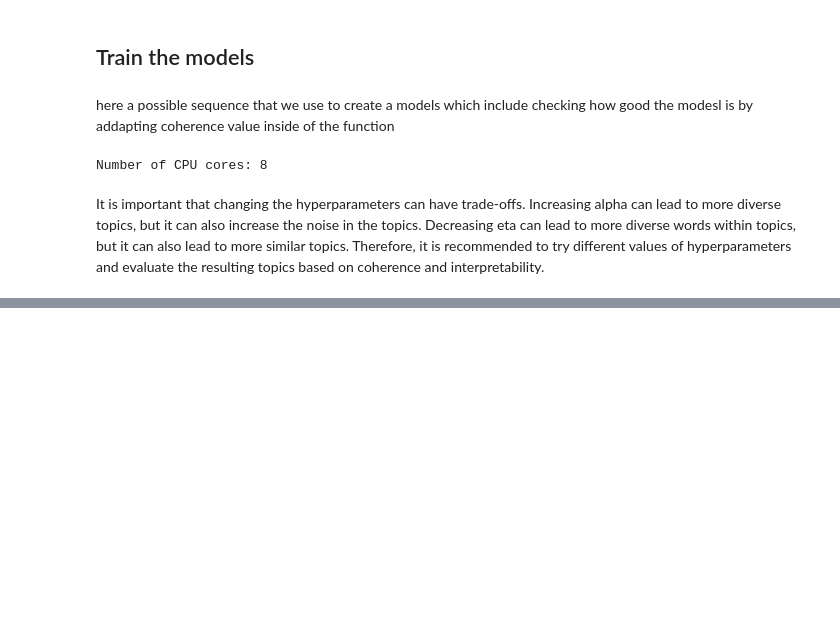
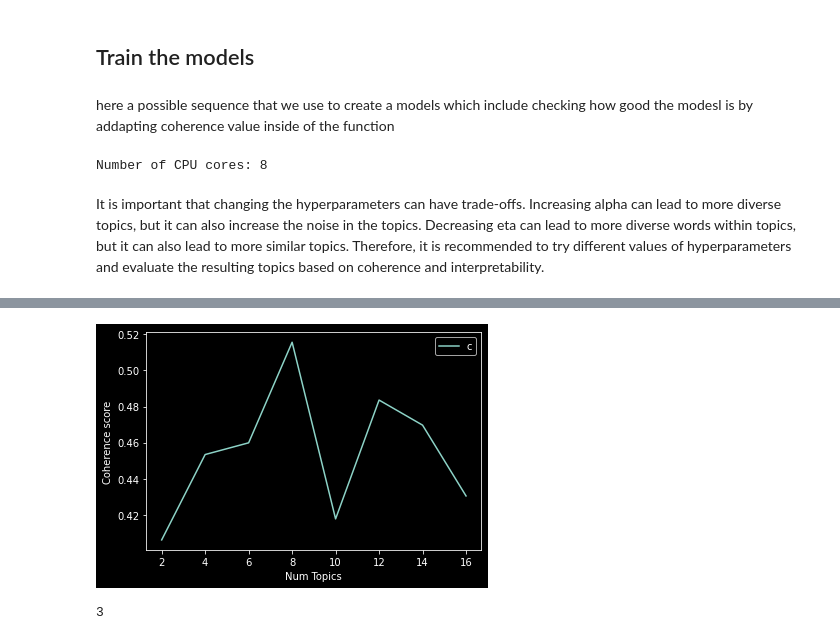
Before and after one commit to 36senm/Topic-Modeling-Study-Case-Telemedicine-Questioner-, a Jupyter notebook: partisitahun.ipynb, the cells around one changed output, grey strips where cells are left out. Cells and saved outputs as stored; diff of their text form; code cells hidden in the pictures; blank space fills up the shorter version.

```diff
--- a/partisitahun.ipynb
+++ b/partisitahun.ipynb
@@ -289,6 +312,13 @@ token_toremove = ['terima_kasih','kasih','sebab',
                   'misi', 'kemarin_habis', 'tnykn', 'dokk', 'hai_doktor', 'berak_dokk', 'jam',
                   'sore', 'umur' ,'sakit', 'sembuh', 'usia', 'kayak', 'knapa', 'terima_kasih_sukses',
                   'sekian_terima_kasih', 'umur_alami', 'assalamu_alaikum_nama', 'ter',
-                  'ter_bedah','apa','tanggal']
+                  'ter_bedah','apa_apa','tanggal','trmksh','maaf_mengganggu','dampaknya',
+                  'berbahayakah','penyebab_mengatasinya',
+                  'adakah','pengin','sehabis','stlah','mengalami','gejala','merasakan','informasi',
+                  'pemeriksaan','penyebabnya_solusinya',
+                  'penyebab','assalamu','numpang','nnya','asalamualaikum','kenpa','tolong_penjelasan',
+                  'kira²','mencegahnya','tolong_informasi',
+                  'alasannya','pertamanya','sayakan','minum_obat','minum','now_watching',
+                  'berobat','moga','periksa', 'haid_haid','assalamualaikum_wr','wr_wb']
 for i, doc in enumerate(trigrams18):
     trigrams18[i] = [token for token in doc if token != token_toremove]
@@ -384,7 +460,7 @@ print(f"Number of CPU cores: {multiprocessing.cpu_count()}")
 # %% [output]
 Number of CPU cores: 8
 # %%
-def compute_coherence_values(dictionary, corpus, texts, limit, start, step):
+def model_LDA(dictionary, corpus, texts, limit, start, step):
     coherence_values = []
     model_list1 = []
 
@@ -396,14 +472,16 @@ def compute_coherence_values(dictionary, corpus, texts, limit, start, step):
                         chunksize=5,
                         passes=20,
                         update_every=5,
-                        alpha=0.3,
-                        eta=0.8,
+                        alpha=0.8,
+                        eta=0.5,
                         decay=0.8,
                         iterations=150,
-                        minimum_probability=0.65,
+                        minimum_probability=0.1,
                         per_word_topics=True)
         model_list1.append(model)
+
         #check the coherence value
+
         coherencemodel = CoherenceModel(model=model,
                                         texts=texts,
                                         dictionary=dictionary,
@@ -411,8 +489,30 @@ def compute_coherence_values(dictionary, corpus, texts, limit, start, step):
         coherence_values.append(coherencemodel.get_coherence())
 
         #check the preplexity
+
         perplexity = model.log_perplexity(corpus)
 
     return model_list1, coherence_values, perplexity
 # %% [markdown]
 It is important that changing the hyperparameters can have trade-offs. Increasing alpha can lead to more diverse topics, but it can also increase the noise in the topics. Decreasing eta can lead to more diverse words within topics, but it can also lead to more similar topics. Therefore, it is recommended to try different values of hyperparameters and evaluate the resulting topics based on coherence and interpretability.
+# %%
+def model_LDA(dictionary, corpus, limit, start, step):
+
+    model_list = []
+
+    for num_topics in range(start, limit, step):
+        model = LdaModel(corpus=corpus,
+                        id2word=dictionary,
+                        num_topics=num_topics,
+                        random_state=63,
+                        chunksize=10,
+                        passes=20,
+                        update_every=3,
+                        alpha='auto',
+                        eta='auto',
+                        decay=0.8,
+                        iterations=150,
+                        minimum_probability=0.02,
+                        per_word_topics=True)
+        model_list.append(model)
+    return model_list
@@ -419,2 +549,2 @@ It is important that changing the hyperparameters can have trade-offs. Increasin
 # %%
-model_list, coherence_values, preplexity = compute_coherence_values(dictionary=dictionary18, corpus=corpus18, texts=filtered_token, start=2, limit=15, step=2)
+model_list, coherence_values, preplexity = model_LDA(dictionary=dictionary18, corpus=corpus18, texts=filtered_token, start=2, limit=18, step=2)
@@ -421,9 +575,17 @@ model_list, coherence_values, preplexity = compute_coherence_values(dictionary=d
 # %%
 # show graph
-limit=15; start=2; step=2
+limit=18; start=2; step=2
 x = range(start, limit, step)
 plt.plot(x, coherence_values)
 plt.xlabel("Num Topics")
 plt.ylabel("Coherence score")
 plt.legend(("coherence_values"), loc='best')
 plt.show()
+# %% [output]
+[figure, added]
+# %%
+bm_1 = coherence_values.index(max(coherence_values))
+bm_2 = model_list[bm_1]
+bm_1
+# %% [output]
+3
```
Also changed, not shown: parts of 69 cells of this notebook.
